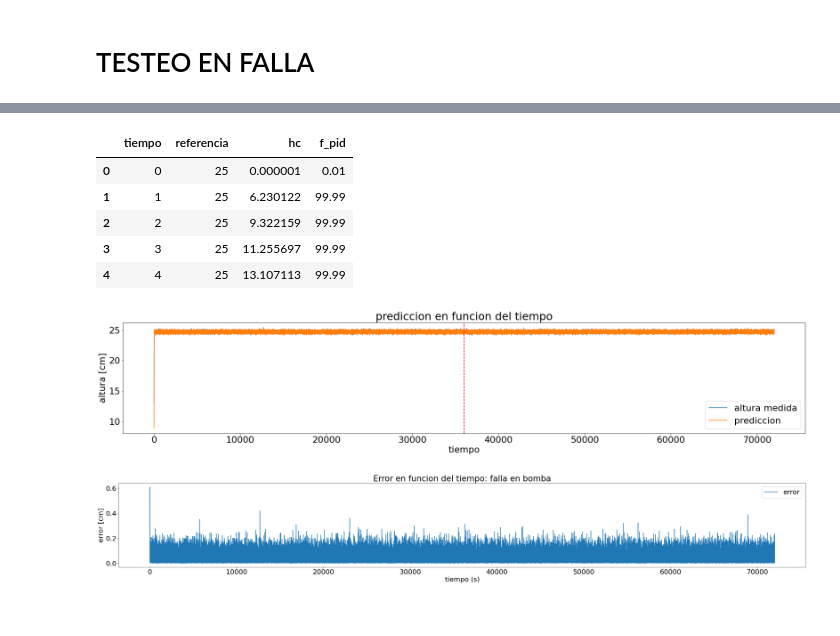
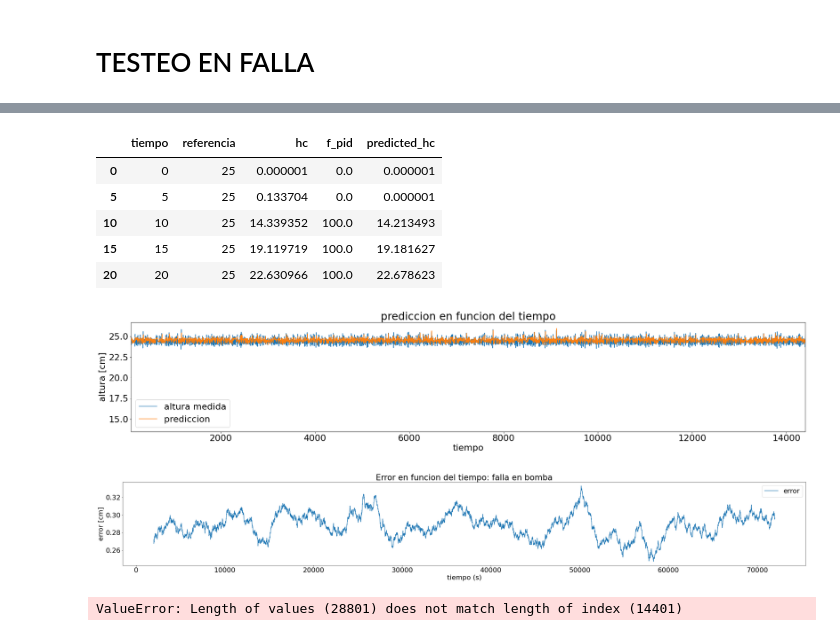
Before and after one commit to Joak01/modelos-estanque, a Jupyter notebook: notebooks/generador_de_modelos.ipynb, the cells around one changed output, grey strips where cells are left out. Saved outputs shown, nothing was run; the diff lists cells and outputs as text; code cells hidden in the pictures.

```diff
--- a/notebooks/generador_de_modelos.ipynb
+++ b/notebooks/generador_de_modelos.ipynb
@@ -294,0 +626,17 @@ plt.show()
+# %%
+#dinamic scatter plot of the error vs actual hc
+step = 5
+window = int(3600*1/step)
+start = int(3600*10/step+100)
+
+
+
+plt.figure(figsize=(5,5))
+plt.rcParams.update({'font.size': 10})
+error_plot = (pd.Series(y_hat[::step]).diff(1) - pd.Series(df['hc'][::step].shift(1)).diff(1).reset_index(drop=True))[start:start+window]
+hc_plot = ((df['hc'][::step]).shift(1)[start:start+window])
+plt.scatter(hc_plot, error_plot, alpha=0.5,s=1)
+
+plt.title('Correlation: ' + str(np.corrcoef(hc_plot[:window], error_plot[:window])[0,1]))
+plt.ylabel('error (cm)')
+plt.show()
@@ -295,6 +666,6 @@ plt.show()
 # %% [markdown]
 # TESTEO EN FALLA
 # %%
-model = MLP()
-model.load_state_dict(torch.load('../modelos torch/model_tanque_referencia_fija_5s.pt'))
-model.to(device)
+# model = MLP()
+# model.load_state_dict(torch.load('../modelos torch/model_tanque_referencia_fija_5s.pt'))
+# model.to(device)
@@ -321,22 +675,22 @@ MLP(
 failure_location = "bomba"
 data_version = "_referencia_fija_5s"
 
-# df_2 = pd.read_csv('../datos estanque/datos con falla/referencia_fija_falla_bomba_v2.csv') #pd.read_csv(f'../datos estanque/datos con falla/data_falla_incipiente_{failure_location}{data_version}.csv')
-df_2 = pd.read_csv('../datos estanque/datos sin falla/referencia_fija_t_continuo_v2.csv') #pd.read_csv(f'../datos estanque/datos con falla/data_falla_incipiente_{failure_location}{data_version}.csv')
+# df_2 = pd.read_csv(f'../datos estanque/datos con falla/data_falla_incipiente_{failure_location}{data_version}.csv')
+df_2 = pd.read_csv('../datos estanque/datos con falla/falla_fuga_t5s_noint.csv') #pd.read_csv(f'../datos estanque/datos con falla/data_falla_incipiente_{failure_location}{data_version}.csv')
 
 
 
 #create df_test sampling every 1 seconds (or trained MPL model sampling time):
 
-df_test = df_2.iloc[::1].copy()
+df_test = df_2.iloc[::5].copy()
 df_test.head()
 # %% [output]
-|  | tiempo | referencia | hc | f_pid |
-| 0 | 0 | 25 | 0.000001 | 0.01 |
-| 1 | 1 | 25 | 6.230122 | 99.99 |
-| 2 | 2 | 25 | 9.322159 | 99.99 |
-| 3 | 3 | 25 | 11.255697 | 99.99 |
-| 4 | 4 | 25 | 13.107113 | 99.99 |
+|  | tiempo | referencia | hc | f_pid | predicted_hc |
+| 0 | 0 | 25 | 0.000001 | 0.0 | 0.000001 |
+| 5 | 5 | 25 | 0.133704 | 0.0 | 0.000001 |
+| 10 | 10 | 25 | 14.339352 | 100.0 | 14.213493 |
+| 15 | 15 | 25 | 19.119719 | 100.0 | 19.181627 |
+| 20 | 20 | 25 | 22.630966 | 100.0 | 22.678623 |
 # %%
 #create hc_prev same as previous
 
@@ -367,15 +721,15 @@ y_test_1 = torch.from_numpy(((df_test['hc'].to_numpy()))).float()
 y_test_1 = y_test_1.to(device)
 # %%
 #create y_hat
-y_hat = model(X_test_1)
-y_hat = y_hat.cpu()
-y_hat = y_hat.detach().numpy()
-y_hat = y_hat.flatten()
+y_hat_1 = model(X_test_1.unsqueeze(1))
+y_hat_1 = y_hat_1.squeeze().detach().cpu().numpy()
+y_test_1 = y_test_1.detach().cpu().numpy()
 # %%
 #plot prediction and reference
 plt.figure(figsize=(30,5))
 plt.plot(df_test['tiempo'][4:], df_test['hc'][4:], label='altura medida')
-plt.plot(df_test['tiempo'], y_hat, label='prediccion')
+plt.plot(df_test['tiempo'], y_hat_1, label='prediccion')
+# plt.plot(df_test['tiempo'], df_test['predicted_hc'], label='prediccion')
 # plt.plot(df_test['tiempo'][4:], df_test['f_pid'][4:])
 plt.legend()
 plt.xlabel('tiempo')
@@ -384,27 +738,28 @@ plt.title('prediccion en funcion del tiempo')
 plt.legend()
 #draw vertical line in x = 3600
 plt.axvline(x=36000, color='red', linestyle='--')
+plt.xlim(100,len(df_test))
 
 plt.show()
 # %% [output]
-[figure, old version]
+[figure, new version]
 # %%
 #plot error between prediction and reference
 plt.figure(figsize=(40,5))
-plt.plot(df_test['tiempo'], abs(y_hat - df_test['hc']), label='error')
+plt.plot(df_test['tiempo'], abs(y_hat_1 - df_test['hc']).rolling(400).mean(), label='error')
 plt.xlabel('tiempo (s)')
 plt.ylabel('error [cm]')
 plt.title(f'Error en funcion del tiempo: falla en {failure_location}')
 # # draw vertical line in x = 3600 and 7200
 # plt.axvline(x=36000, color='green', linestyle='--', label='inicio falla')
 # plt.axvline(x=36000+3600, color='blue', linestyle='--', label='falla a 1 hora')
 # plt.axvline(x=36000+2*3600, color='orange', linestyle='--', label='falla a 2 horas')
 # plt.axvline(x=36000+5*3600, color='red', linestyle='--', label='falla a 5 horas')
 plt.legend()
 
 plt.show()
 # %% [output]
-[figure, old version]
+[figure, new version]
 # %%
 
 #add y_hat_1 to df_test
@@ -412,7 +767,9 @@ df_test['y_hat_1'] = y_hat
 df_test['error'] =  (df_test['hc'] - df_test['y_hat_1'])
 
 #export df_test to csv
-df_test.to_csv('..\outputs modelo\csv\out_sin_falla_5s.csv')#f'..\outputs modelo\csv\out_falla_{failure_location}{data_version}.csv', index=False)
+df_test.to_csv('..\outputs modelo\csv\out_sin_falla_t_continuo.csv')#f'..\outputs modelo\csv\out_falla_{failure_location}{data_version}.csv', index=False)
+# %% [output]
+ValueError: Length of values (28801) does not match length of index (14401)
 # %%
 #plot mean error in a window of H hours sampling time
 
```
Also changed, not shown: parts of 77 cells of this notebook.
